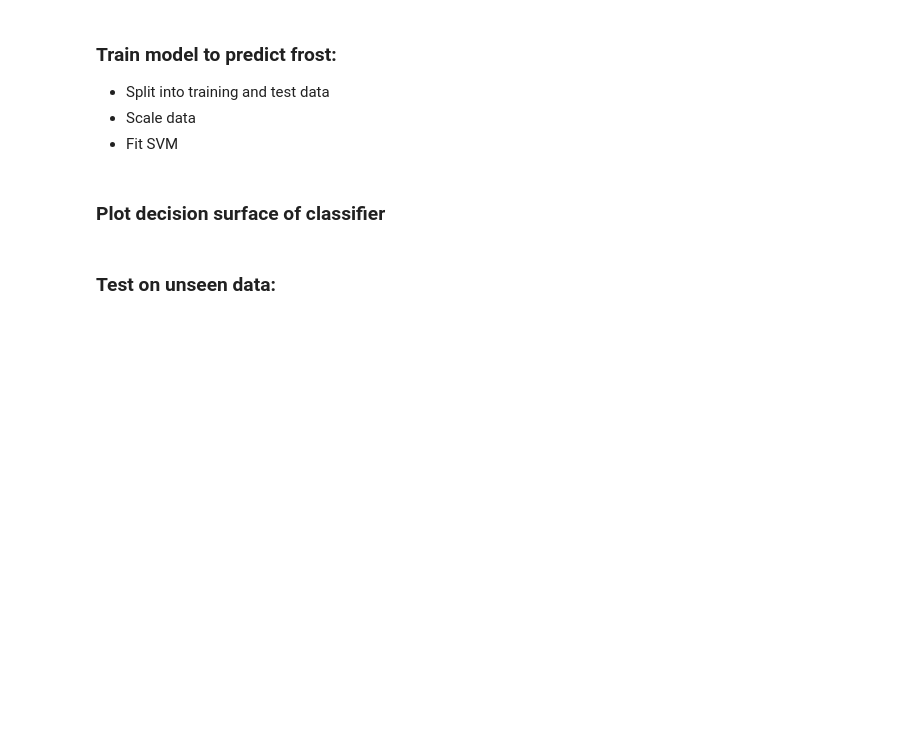
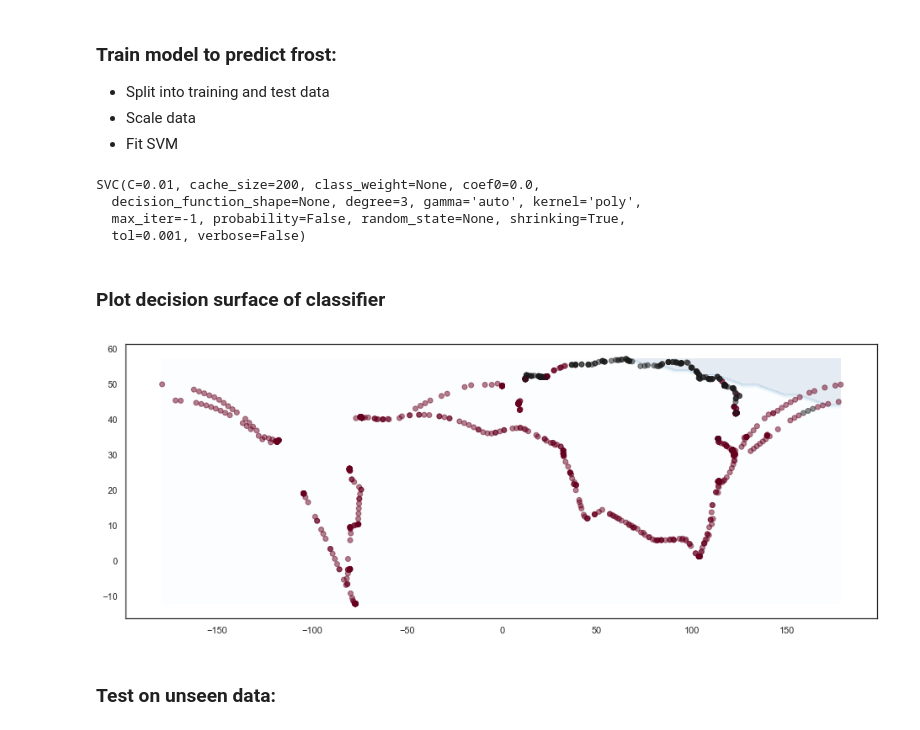
Before and after one commit to RailProfAC/ifvMiniWorkshop, a Jupyter notebook: 2-Container-SVM.ipynb, the cells around one changed output. Saved outputs shown, nothing was run; the diff lists cells and outputs as text; code cells hidden in the pictures; blank space fills up the shorter version.

```diff
--- a/2-Container-SVM.ipynb
+++ b/2-Container-SVM.ipynb
@@ -115,33 +130,40 @@ scaler = StandardScaler()
 # Scale data
 X_train_scale = scaler.fit_transform(X_train)
 # Initialise support vector machine
-svm_clf = SVC(kernel='rbf', C = 100)
+svm_clf = SVC(kernel='poly', C = 0.01)#, class_weight = {True: 1, False:0})
 # Fit SVM
 svm_clf.fit(X_train_scale, y_train)
+# %% [output]
+SVC(C=0.01, cache_size=200, class_weight=None, coef0=0.0,
+  decision_function_shape=None, degree=3, gamma='auto', kernel='poly',
+  max_iter=-1, probability=False, random_state=None, shrinking=True,
+  tol=0.001, verbose=False)
 # %% [markdown]
 ### Plot decision surface of classifier
 # %%
 sns.set()
 # Plot 3D scatter with decision boundary
 from mpl_toolkits.mplot3d import Axes3D
 x = X_train['Longitude']
 y = X_train['Latitude']
 c = y_train*1.0
 
 xx = np.linspace(min(X_train_scale[:,0]), max(X_train_scale[:,0]), 50)
 yy = np.linspace(min(X_train_scale[:,1]), max(X_train_scale[:,1]), 50)
 [Y, X] = np.meshgrid(xx, yy)
 Z = svm_clf.predict(np.c_[X.ravel(), Y.ravel()])
 Z = Z.reshape(X.shape)
 xx = np.linspace(min(x), max(x), 50)
 yy = np.linspace(min(y), max(y), 50)
 [X, Y] = np.meshgrid(xx, yy)
 
 with sns.axes_style('white'):
     fig = plt.figure(figsize=(16, 6))
     ax = fig.add_subplot(111)
-    ax.contourf(X, Y, Z, cmap = 'Blues', alpha = 0.5)
-    ax.scatter(x, y, c = c, cmap = 'RdYlGn')
+    ax.contourf(X, Y, Z, cmap = 'Blues', alpha = 0.1)
+    ax.scatter(x, y, c = c, cmap = 'RdGy', alpha = 0.5)
+# %% [output]
+[figure, added]
 # %% [markdown]
 ### Test on unseen data:
 # %%
```
Also changed, not shown: parts of 5 cells of this notebook, 13 other files.
